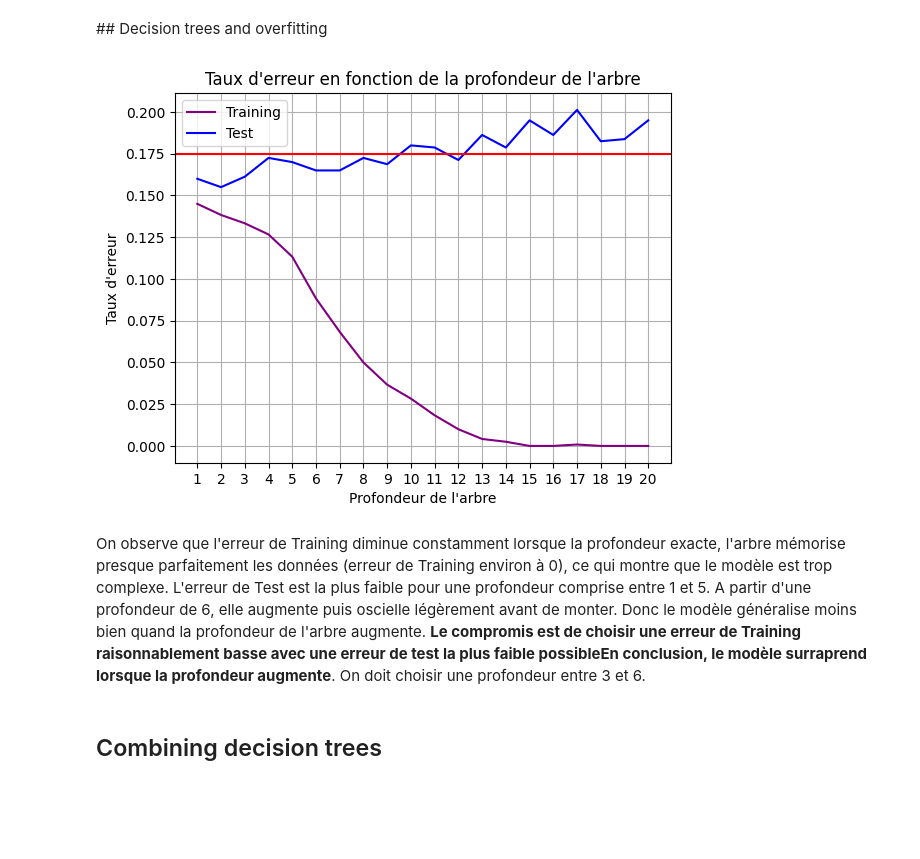
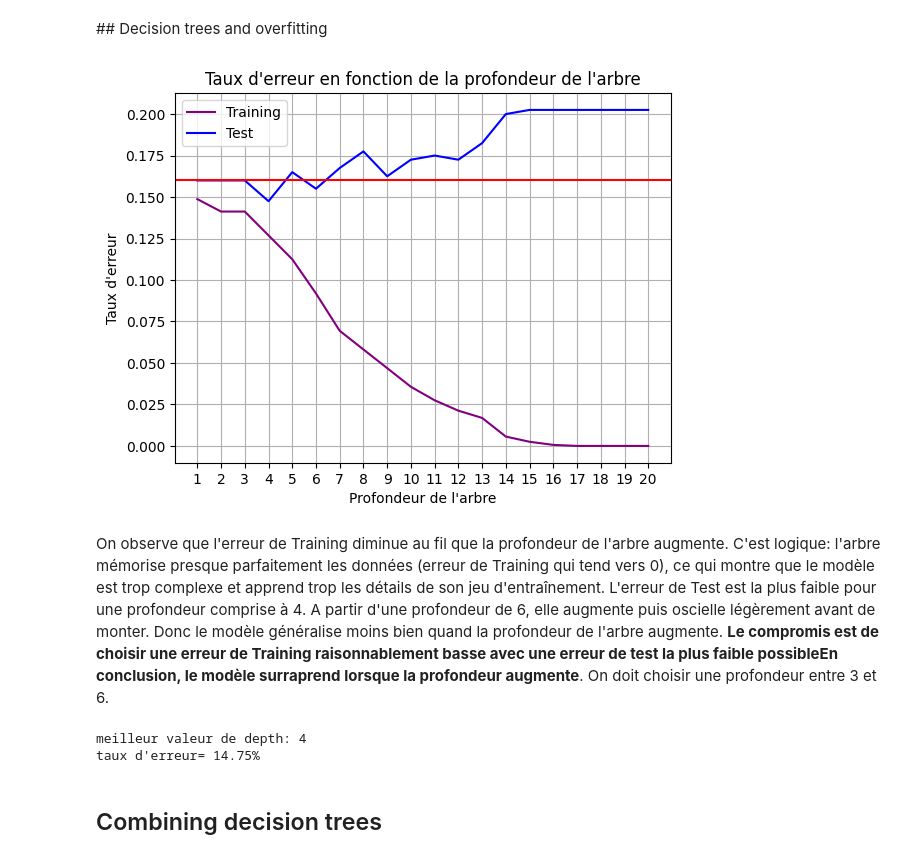
Before and after one commit to nathansourdrille/machine-learning, a Jupyter notebook: Decision_trees/TP9.ipynb, the cells around one changed output. Drawn from its saved outputs; the diff is of its cells as text; code cells hidden in the pictures; blank space fills up the shorter version.

```diff
--- a/Decision_trees/TP9.ipynb
+++ b/Decision_trees/TP9.ipynb
@@ -112,7 +150,7 @@ X, y = make_classification (n_samples=n, n_features=n_features,
 # %%
 from sklearn.model_selection import train_test_split
 X_train, X_test, Y_train, Y_test = train_test_split(X,y,
-                                                    test_size=0.4,
+                                                    test_size=0.2,
                                                    shuffle=True,
                                                    random_state=42)
 # %%
@@ -131,20 +169,30 @@ for depth in range (1 ,21):
 # %%
 plt.figure()
 plt.plot(vect, err_train, label="Training", c='purple')
 plt.plot(vect, err_test, label="Test", c='blue')
 plt.title("Taux d'erreur en fonction de la profondeur de l'arbre")
 plt.xlabel("Profondeur de l'arbre")
 plt.xticks(vect)
 plt.grid()
-seuil_err = 0.175
+seuil_err = 0.16
 plt.axhline(y=seuil_err, color="red")
 plt.ylabel("Taux d'erreur")
 plt.legend()
 plt.show()
 # %% [output]
-[figure, old version]
+[figure, new version]
 # %% [markdown]
-On observe que l'erreur de Training diminue constamment lorsque la profondeur exacte, l'arbre mémorise presque parfaitement les données (erreur de Training environ à 0), ce qui montre que le modèle est trop complexe. L'erreur de Test est la plus faible pour une profondeur comprise entre 1 et 5. A partir d'une profondeur de 6, elle augmente puis oscielle légèrement avant de monter. Donc le modèle généralise moins bien quand la profondeur de l'arbre augmente. **Le compromis est de choisir une erreur de Training raisonnablement basse avec une erreur de test la plus faible possibleEn conclusion, le modèle surraprend lorsque la profondeur augmente**. On doit choisir une profondeur entre 3 et 6.
+On observe que l'erreur de Training diminue au fil que la profondeur de l'arbre augmente. C'est logique: l'arbre mémorise presque parfaitement les données (erreur de Training qui tend vers 0), ce qui montre que le modèle est trop complexe et apprend trop les détails de son jeu d'entraînement. L'erreur de Test est la plus faible pour une profondeur comprise à 4. A partir d'une profondeur de 6, elle augmente puis oscielle légèrement avant de monter. Donc le modèle généralise moins bien quand la profondeur de l'arbre augmente. **Le compromis est de choisir une erreur de Training raisonnablement basse avec une erreur de test la plus faible possibleEn conclusion, le modèle surraprend lorsque la profondeur augmente**. On doit choisir une profondeur entre 3 et 6.
+# %%
+# meilleur valeur de k (k*) basée sur Validation error
+error_min, ind_opt = err_test.min(), err_test.argmin()
+depth_star = vect[ind_opt]
+print(f"meilleur valeur de depth: {depth_star}")
+# -1 pour faire correspondre le bon indice du tableau (qui commence à 0)
+print(f"taux d'erreur= {100*err_test[depth_star-1]:.2f}%")
+# %% [output]
+meilleur valeur de depth: 4
+taux d'erreur= 14.75%
 # %% [markdown]
 ## Combining decision trees
 # %%
```
Also changed, not shown: parts of 30 cells of this notebook.
